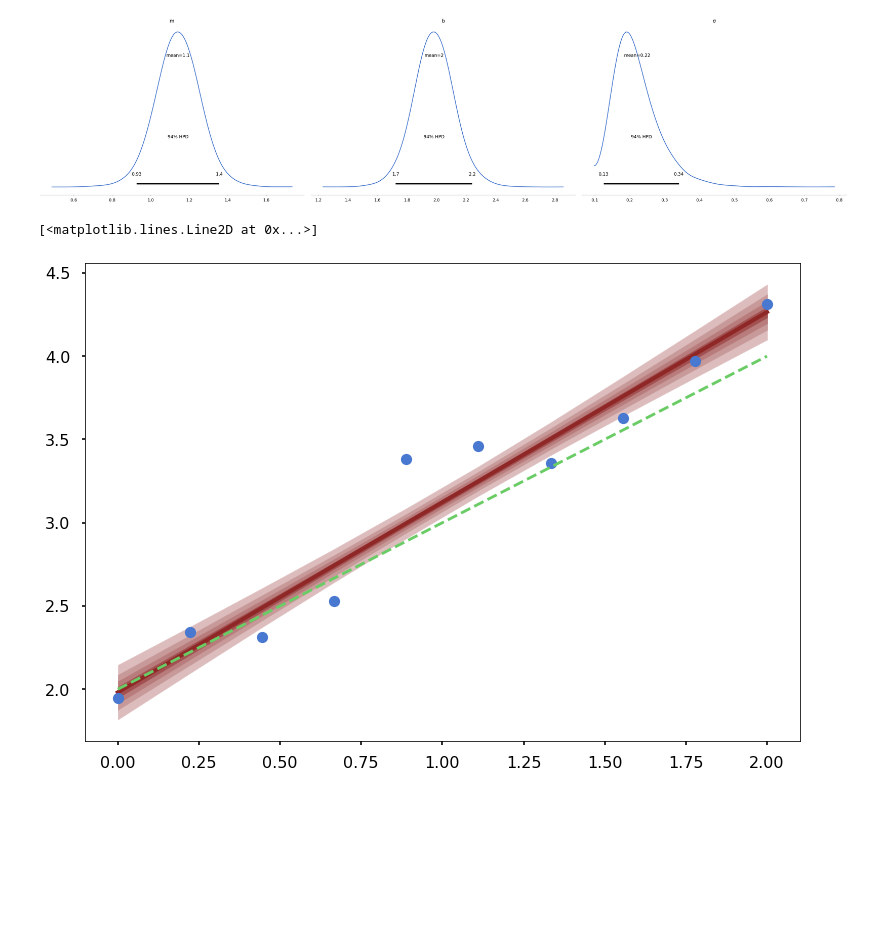
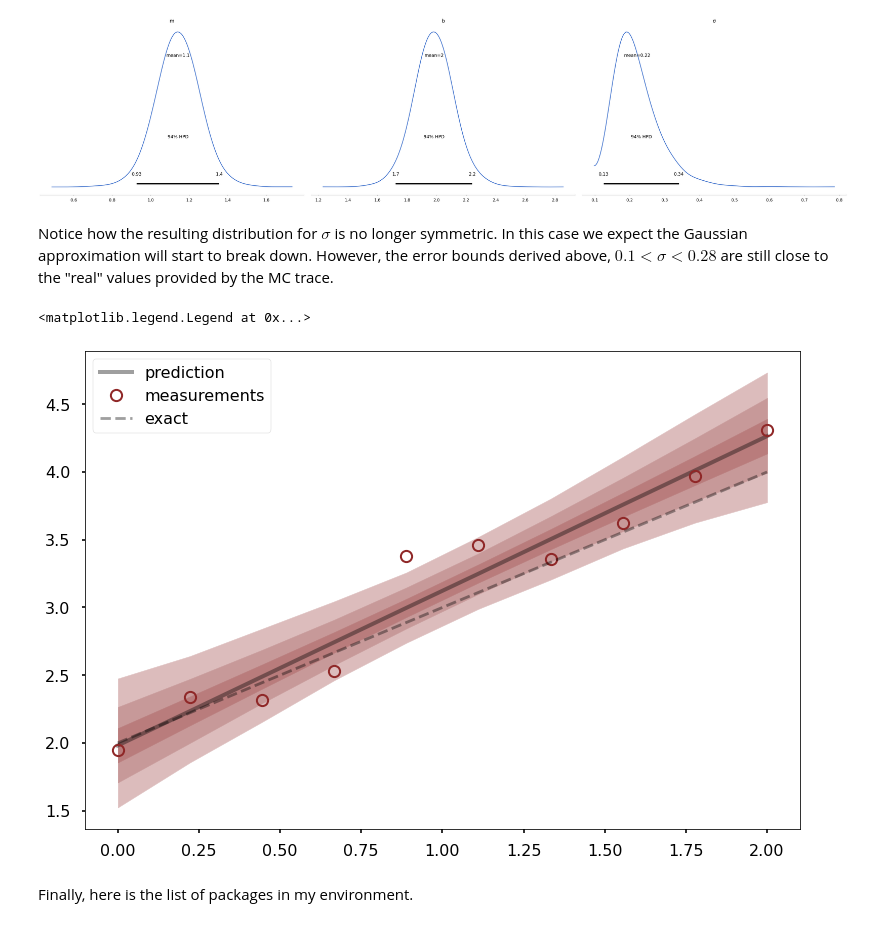
Before and after one commit to johnjmolina/MLKyoto, a Jupyter notebook: _notebooks/2020-05-13-Parameter-Estimation.ipynb, the cells around one changed output. Drawn from its saved outputs; the diff is of its cells as text; code cells hidden in the pictures; blank space fills up the shorter version.

```diff
--- a/_notebooks/2020-05-13-Parameter-Estimation.ipynb
+++ b/_notebooks/2020-05-13-Parameter-Estimation.ipynb
@@ -352,15 +352,8 @@ from jax.config import config; config.update("jax_enable_x64", True)
 mpl.style.use(['seaborn-poster', 'seaborn-muted'])
 
 #betanalphas' colormap
-color = {'light':"#DCBCBC",
-         'light_highlight':"#C79999",
-         'mid':"#B97C7C",
-         'mid_highlight':"#A25050",
-         'dark':"#8F2727",
-         'dark_highlight':"#7C0000",
-         'light_trans':"#DCBCBC20",
-         'dark_trans':"#8F272720",
-         'superfine':"#00000060"}
+colors = ["#DCBCBC","#C79999","#B97C7C","#A25050","#8F2727", "#7C0000","#DCBCBC20", "#8F272720","#00000060"]
+color  = {i[0]:i[1] for i in zip(['light','light_highlight','mid','mid_highlight','dark','dark_highlight','light_trans','dark_trans','superfine'],colors)}
 
 def hessian(f):
     """Returns a function which computes the Hessian of a function f
@@ -368,13 +361,15 @@ def hessian(f):
            J(x) gives the Hessian at x"""
     return jit(jacfwd(jacrev(f)))
 
-def plot_quantiles(ax, xdata, ydata, colors=reds[2:], **kwargs):
+quantiles_sig = np.array([.0014,.0228,.1587,0.5, 0.8413,.9772,.9986]) # (\mu +/- 3σ, \mu +/- 2σ, \mu +/- σ)
+quantiles_dec = np.arange(0.1, 1.0, 0.1) # [0.1, ..., 0.9] -> (80%, 60%, 40%, 20%) credible interval
+def plot_quantiles(ax, xdata, ydata,quantiles,colors=colors,**kwargs):
     """Plot quantiles of data as a function of x
        Note : q-th quantile of 'data' is the value 'q' away from the minimum to the maximum in a sorted copy of 'data'"""
-    quantiles = np.quantile(ydata,np.arange(0.1, 1.0, 0.1), axis=0) # [0.1, ..., 0.9] -> (80%, 60%, 40%, 20%) credible interval
-    for i,c in zip(range(len(quantiles)//2), [colors[0], colors[1], colors[2], colors[3]]):
+    quantiles = np.quantile(ydata,quantiles, axis=0)
+    for i,c in zip(range(len(quantiles)//2), colors):
         ax.fill_between(xdata, quantiles[i,:], quantiles[-(i+1),:], color=c)
-    ax.plot(xdata, quantiles[4], color=colors[4], lw=4, **kwargs)
+    ax.plot(xdata, quantiles[len(quantiles)//2], color=colors[-1], lw=4, **kwargs)
 
 # Auxiliary routines to plot 2D MCMC data
 # adapted from http://jakevdp.github.io/blog/2014/06/14/frequentism-and-bayesianism-4-bayesian-in-python/
@@ -555,9 +550,9 @@ with pm.Model() as model:
     yobs = pm.Normal('yobs', mu=y, sd=y_err, observed=y_avg)
 
     # generate samples from the prior (before looking at the data)
-    prior_uni = pm.sample_prior_predictive(samples=1000, random_seed = 123456)
+    prior = pm.sample_prior_predictive(samples=1000, random_seed = 123456)
 
     # generate samples from the posterior
-    trace_uni =  pm.sample(5000, tune = 20000, progressbar=True)
+    trace =  pm.sample(5000, tune = 20000, progressbar=True)
 # %% [output]
 Auto-assigning NUTS sampler...
@@ -718,12 +755,18 @@ plt.show()
 pm.plot_posterior(trace_sig, var_names=['m', 'b', 'σ']);
 # %% [output]
 [figure]
+# %% [markdown]
+Notice how the resulting distribution for $\sigma$ is no longer symmetric. In this case we expect the Gaussian approximation will start to break down.
+However, the error bounds derived above, $0.1< \sigma < 0.28$ are still close to the "real" values provided by the MC trace.
 # %%
 fig, ax = plt.subplots()
-plot_quantiles(ax, x_sample, trace_sig['y'])
-ax.plot(x_sample, y_sample[0], ls='None', marker='o')
-ax.plot(x_sample, func(θ0,x_sample), ls='--')
+plot_quantiles(ax, x_sample, trace_sig['y'], quantiles_sig, label='prediction')
+ax.plot(x_sample, y_sample[0], ls='None', marker='o', mfc='None', mew=2, color=color['dark'], label='measurements')
+ax.plot(x_sample, func(θ0,x_sample), ls='--', color=color['superfine'], label='exact')
+plt.legend()
 # %% [output]
-[<matplotlib.lines.Line2D at 0x...>]
+<matplotlib.legend.Legend at 0x...>
-[figure, old version]
+[figure, new version]
+# %% [markdown]
+Finally, here is the list of packages in my environment.
 # %%
```
Also changed, not shown: parts of 37 cells of this notebook.
